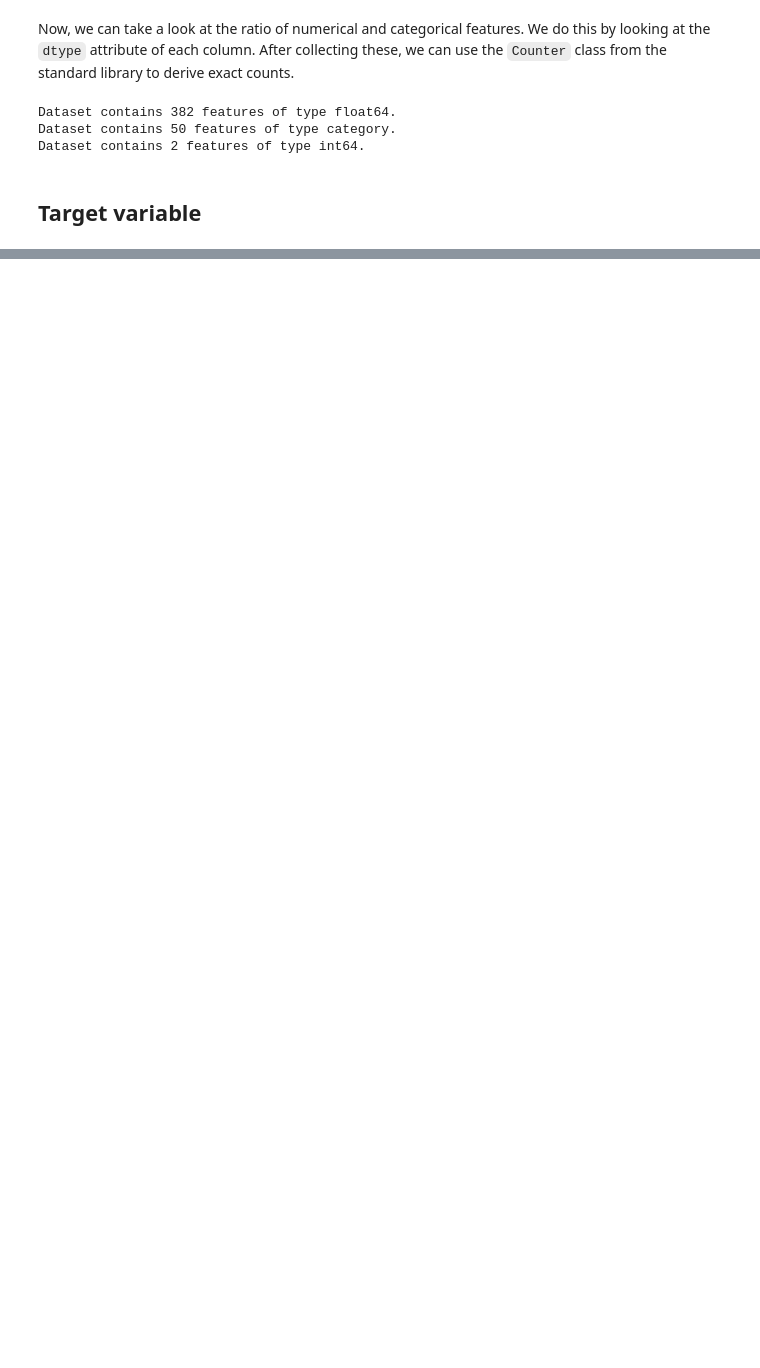
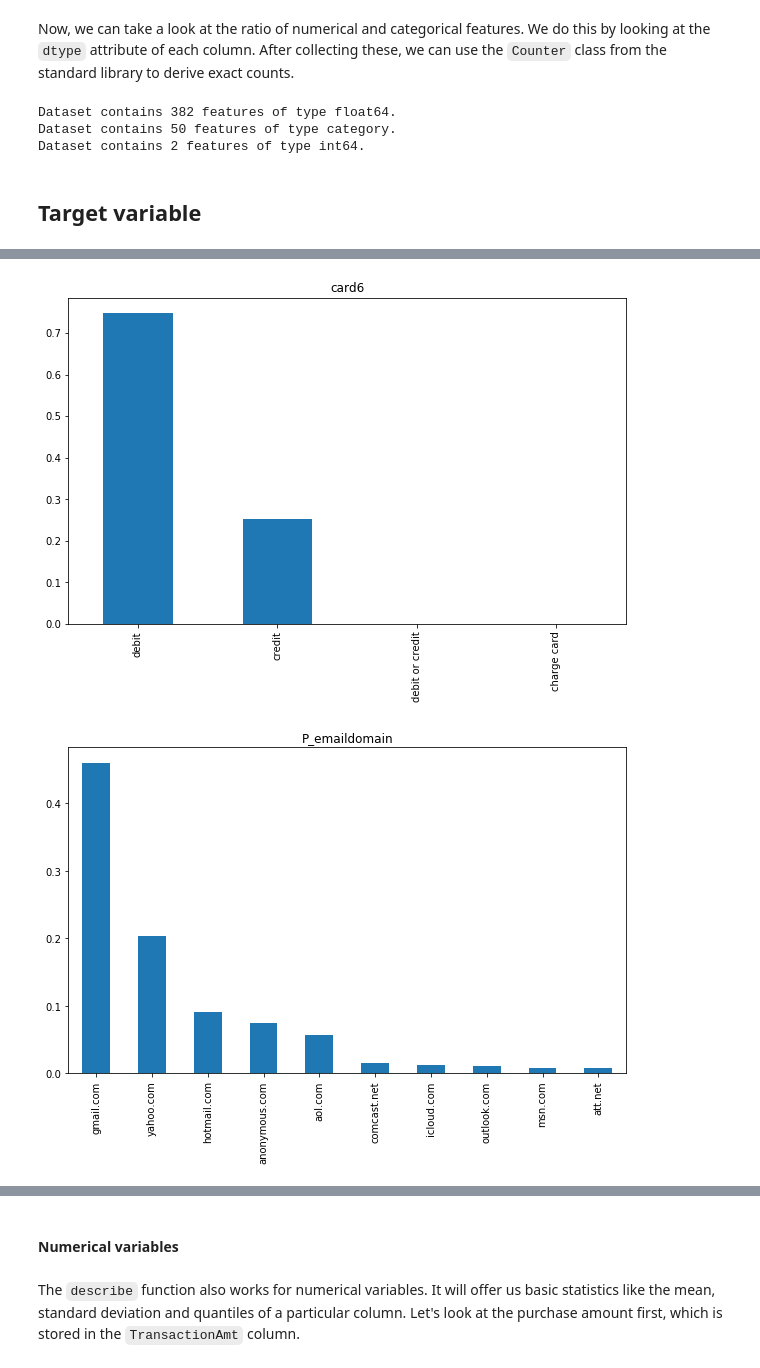
Before and after one commit to felixpeters/ml-workflow-tools, a Jupyter notebook: nbs/03_Exploratory_Data_Analysis.ipynb, the cells around one changed output, grey strips where cells are left out. Drawn from its saved outputs; the diff is of its cells as text; code cells hidden in the pictures; blank space fills up the shorter version.

```diff
--- a/nbs/03_Exploratory_Data_Analysis.ipynb
+++ b/nbs/03_Exploratory_Data_Analysis.ipynb
@@ -130,0 +261,11 @@ Dataset contains 2 features of type int64.
+# %%
+plot_top_ten(data.card6)
+plot_top_ten(data.P_emaildomain)
+plot_top_ten(data.id_30)
+plot_top_ten(data.id_31)
+plot_top_ten(data.id_33)
+plot_top_ten(data.DeviceType)
+plot_top_ten(data.DeviceInfo)
+# %% [output]
+[figure, added]
+[figure, added]
@@ -130,0 +277,4 @@ Dataset contains 2 features of type int64.
+# %% [markdown]
+#### Numerical variables
+# %% [markdown]
+The `describe` function also works for numerical variables. It will offer us basic statistics like the mean, standard deviation and quantiles of a particular column. Let's look at the purchase amount first, which is stored in the `TransactionAmt` column.
```
Also changed, not shown: parts of 60 cells of this notebook.
